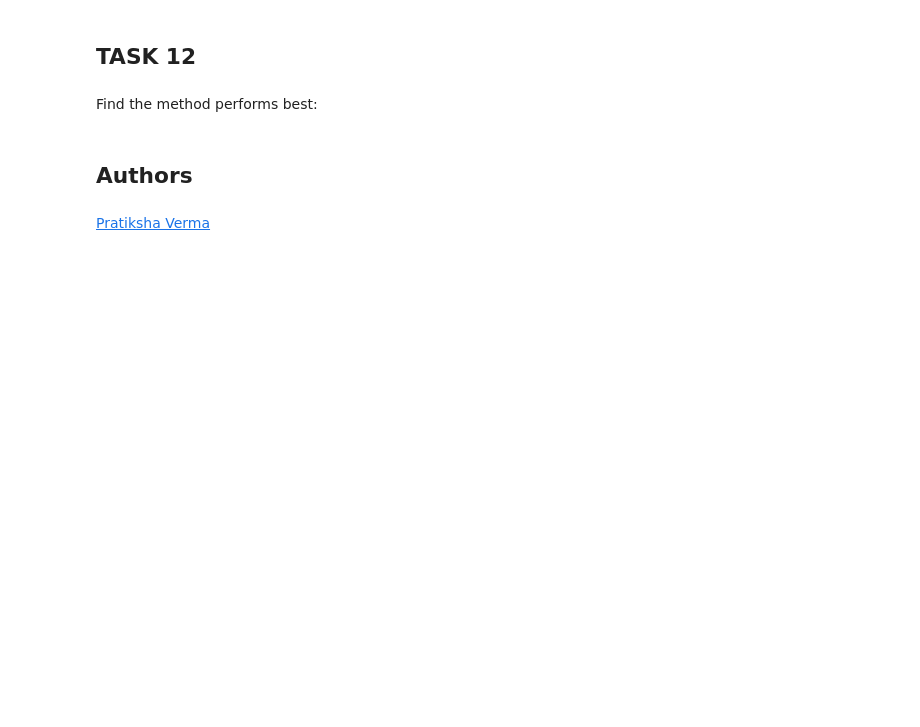
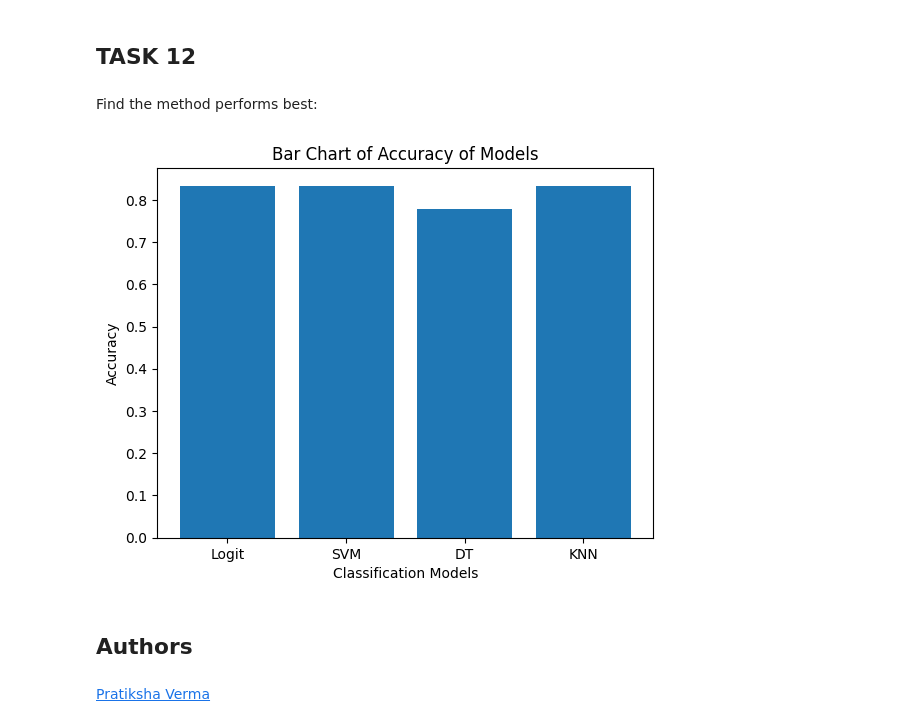
Before and after one commit to claryqueen/doneso, a Jupyter notebook: C10_M4_L1_SpaceX_Machine Learning Prediction_Part_5.ipynb, the cells around one changed output. Cells and saved outputs as stored; diff of their text form; code cells hidden in the pictures; blank space fills up the shorter version.

```diff
--- a/C10_M4_L1_SpaceX_Machine Learning Prediction_Part_5.ipynb
+++ b/C10_M4_L1_SpaceX_Machine Learning Prediction_Part_5.ipynb
@@ -217,8 +217,8 @@ accuracy : 0.8464285714285713
 # %% [markdown]
 Calculate the accuracy on the test data using the method <code>score</code>:
 # %%
-test_accuracy = logreg_cv.best_estimator_.score(X_test, Y_test)
-print("Test accuracy with best parameters:", test_accuracy)
+lr_test_accuracy = logreg_cv.best_estimator_.score(X_test, Y_test)
+print("Test accuracy with best parameters:", lr_test_accuracy)
 # %% [output]
 Test accuracy with best parameters: 0.8333333333333334
 # %% [markdown]
@@ -265,8 +265,8 @@ accuracy : 0.8482142857142856
 # %% [markdown]
 Calculate the accuracy on the test data using the method <code>score</code>:
 # %%
-test_accuracy=svm_cv.score(X_test,Y_test)
-print(test_accuracy)
+svc_test_accuracy=svm_cv.score(X_test,Y_test)
+print(svc_test_accuracy)
 # %% [output]
 0.8333333333333334
 # %% [markdown]
@@ -310,6 +310,6 @@ accuracy : 0.8892857142857142
 # %% [markdown]
 Calculate the accuracy of tree_cv on the test data using the method <code>score</code>:
 # %%
-test_accuracy=tree_cv.score(X_test,Y_test)
-print(test_accuracy)
+dt_test_accuracy=tree_cv.score(X_test,Y_test)
+print(dt_test_accuracy)
 # %% [output]
@@ -349,8 +349,8 @@ accuracy : 0.8482142857142858
 # %% [markdown]
 Calculate the accuracy of knn_cv on the test data using the method <code>score</code>:
 # %%
-test_accuracy=knn_cv.score(X_test,Y_test)
-print(test_accuracy)
+knn_test_accuracy=knn_cv.score(X_test,Y_test)
+print(knn_test_accuracy)
 # %% [output]
 0.8333333333333334
 # %% [markdown]
@@ -364,6 +364,23 @@ plot_confusion_matrix(Y_test,yhat)
 ## TASK  12
 # %% [markdown]
 Find the method performs best:
+# %%
+labels = ['Logit', 'SVM', 'DT', 'KNN']
+
+# Values to plot
+values = [lr_test_accuracy, svc_test_accuracy, dt_test_accuracy, knn_test_accuracy]
+
+# Create bar chart
+plt.bar(labels, values)
+
+# Add title and labels
+plt.title('Bar Chart of Accuracy of Models')
+plt.xlabel('Classification Models')
+plt.ylabel('Accuracy')
+
+plt.show()
+# %% [output]
+[figure, added]
 # %% [markdown]
 ## Authors
 # %% [markdown]
```
Also changed, not shown: parts of 3 cells of this notebook.
